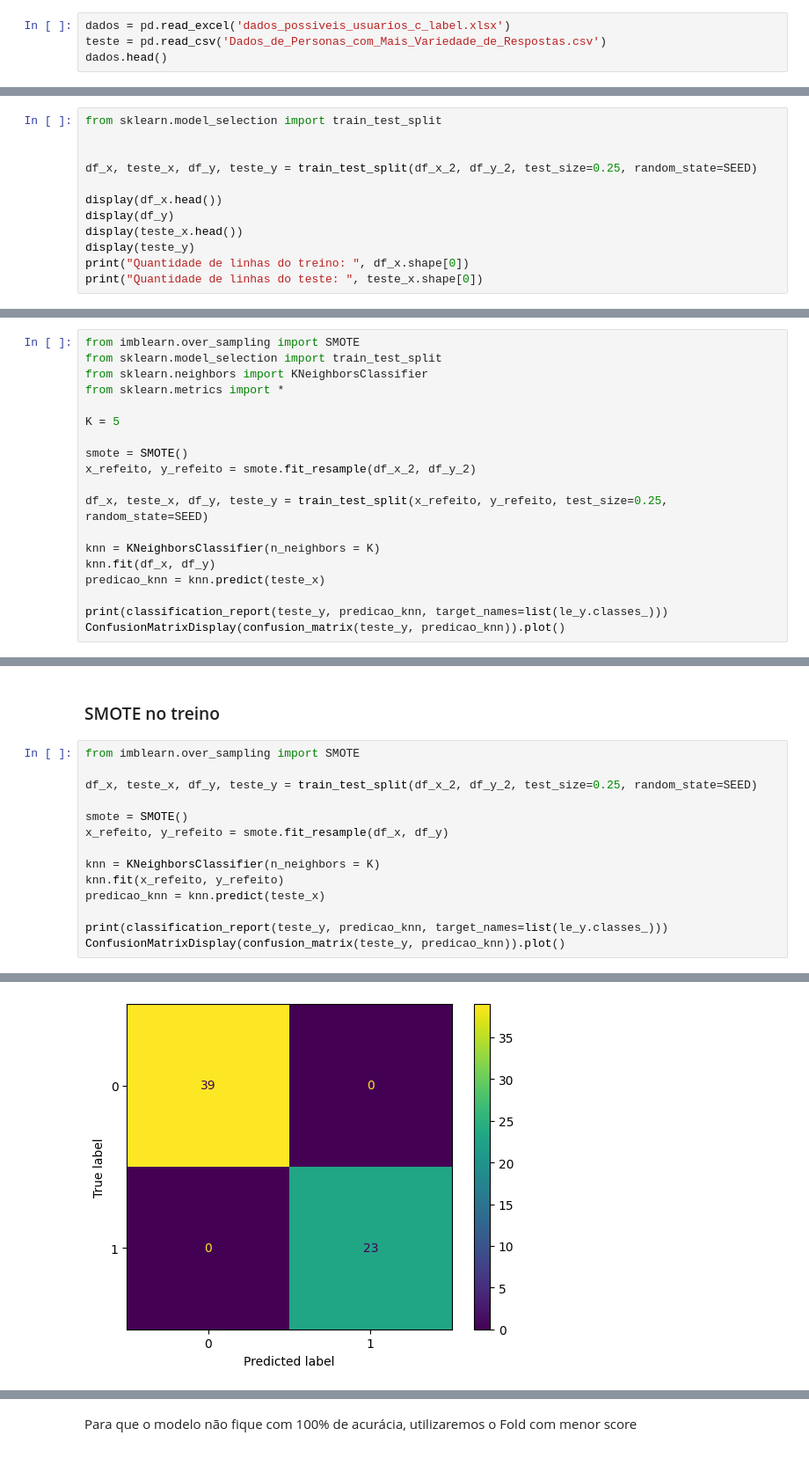
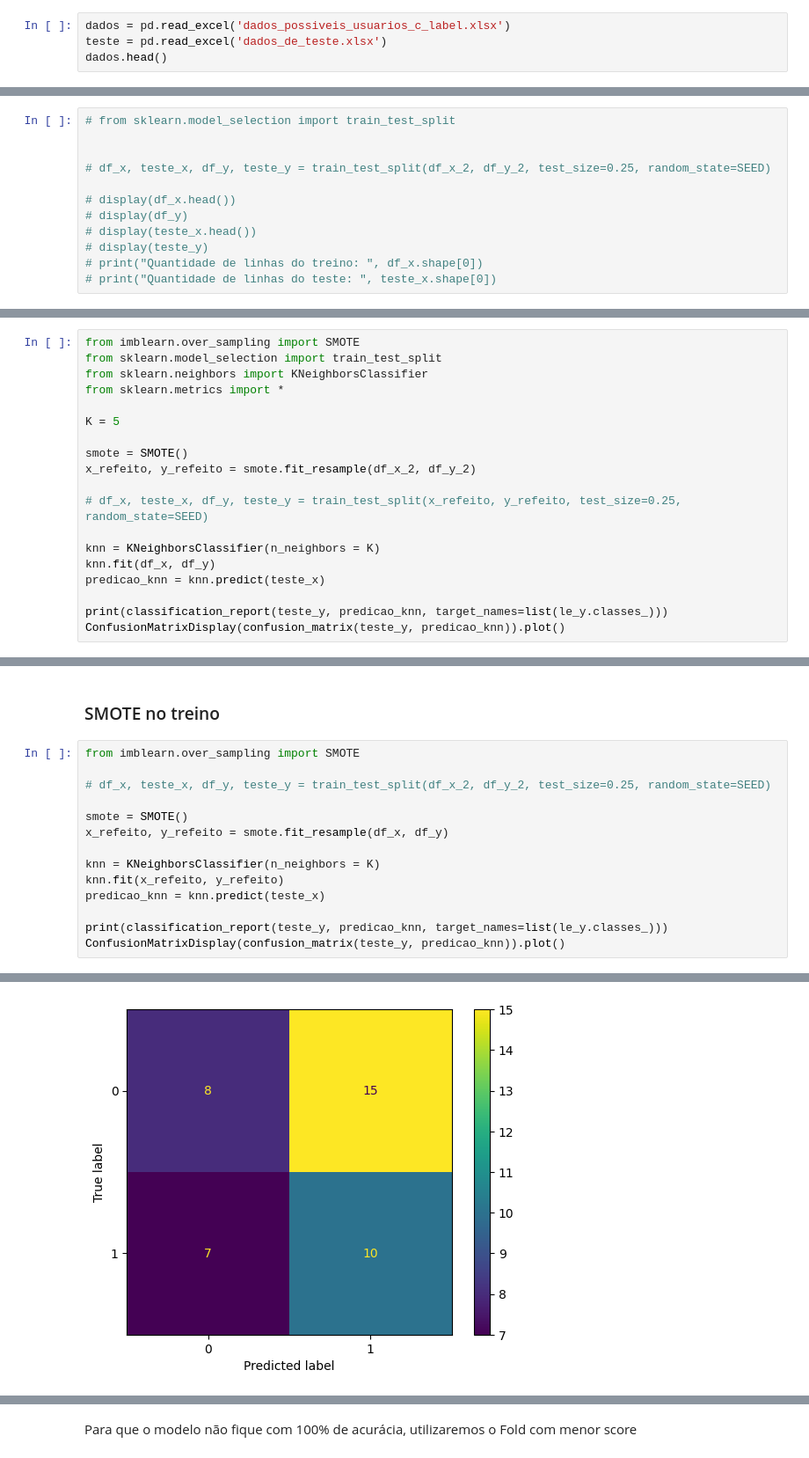
Before and after one commit to leontis2024/analise_de_dados, a Jupyter notebook: modelo_supervisionado_possiveis_usuarios.ipynb, the cells around one changed output, grey strips where cells are left out. Shown at 88% size. Drawn from its saved outputs; the diff is of its cells as text.

Commit message:
Fit - Fix - Docs - Forms com predição para novos usuários feita. Iniciando novo modelo supervisionado para novos usuários usando KNN.

```diff
--- a/modelo_supervisionado_possiveis_usuarios.ipynb
+++ b/modelo_supervisionado_possiveis_usuarios.ipynb
@@ -32,7 +32,7 @@ Um modelo criado neste contexto precisa levar então em consideração algumas c
 # Carregando base e escolhendo colunas
 # %%
 dados = pd.read_excel('dados_possiveis_usuarios_c_label.xlsx')
-teste = pd.read_csv('Dados_de_Personas_com_Mais_Variedade_de_Respostas.csv')
+teste = pd.read_excel('dados_de_teste.xlsx')
 dados.head()
 # %% [output]
 |  | ID | Hora de início | Hora de conclusão | E-mail | Nome | Hora da última modificação | ... |
@@ -768,14 +680,14 @@ label_encoder
 # %% [markdown]
 ### Dividindo entre treino e teste
 # %%
-from sklearn.model_selection import train_test_split
+# from sklearn.model_selection import train_test_split
 
 
-df_x, teste_x, df_y, teste_y = train_test_split(df_x_2, df_y_2, test_size=0.25, random_state=SEED)
+# df_x, teste_x, df_y, teste_y = train_test_split(df_x_2, df_y_2, test_size=0.25, random_state=SEED)
 
-display(df_x.head())
-display(df_y)
-display(teste_x.head())
-display(teste_y)
-print("Quantidade de linhas do treino: ", df_x.shape[0])
-print("Quantidade de linhas do teste: ", teste_x.shape[0])
+# display(df_x.head())
+# display(df_y)
+# display(teste_x.head())
+# display(teste_y)
+# print("Quantidade de linhas do treino: ", df_x.shape[0])
+# print("Quantidade de linhas do teste: ", teste_x.shape[0])
@@ -1055,7 +923,7 @@ K = 5
 smote = SMOTE()
 x_refeito, y_refeito = smote.fit_resample(df_x_2, df_y_2)
 
-df_x, teste_x, df_y, teste_y = train_test_split(x_refeito, y_refeito, test_size=0.25, random_state=SEED)
+# df_x, teste_x, df_y, teste_y = train_test_split(x_refeito, y_refeito, test_size=0.25, random_state=SEED)
 
 knn = KNeighborsClassifier(n_neighbors = K)
 knn.fit(df_x, df_y)
@@ -1120,7 +979,7 @@ Pelo fato do aplicativo possuir um nicho específico, aplicando o SMOTE apenas n
 # %%
 from imblearn.over_sampling import SMOTE
 
-df_x, teste_x, df_y, teste_y = train_test_split(df_x_2, df_y_2, test_size=0.25, random_state=SEED)
+# df_x, teste_x, df_y, teste_y = train_test_split(df_x_2, df_y_2, test_size=0.25, random_state=SEED)
 
 smote = SMOTE()
 x_refeito, y_refeito = smote.fit_resample(df_x, df_y)
@@ -1143,3 +1002,3 @@ weighted avg       1.00      1.00      1.00        62
 <sklearn.metrics._plot.confusion_matrix.ConfusionMatrixDisplay at 0x...>
-[figure, old version]
+[figure, new version]
 # %%
```
Also changed, not shown: parts of 73 cells of this notebook, 8 other files.
